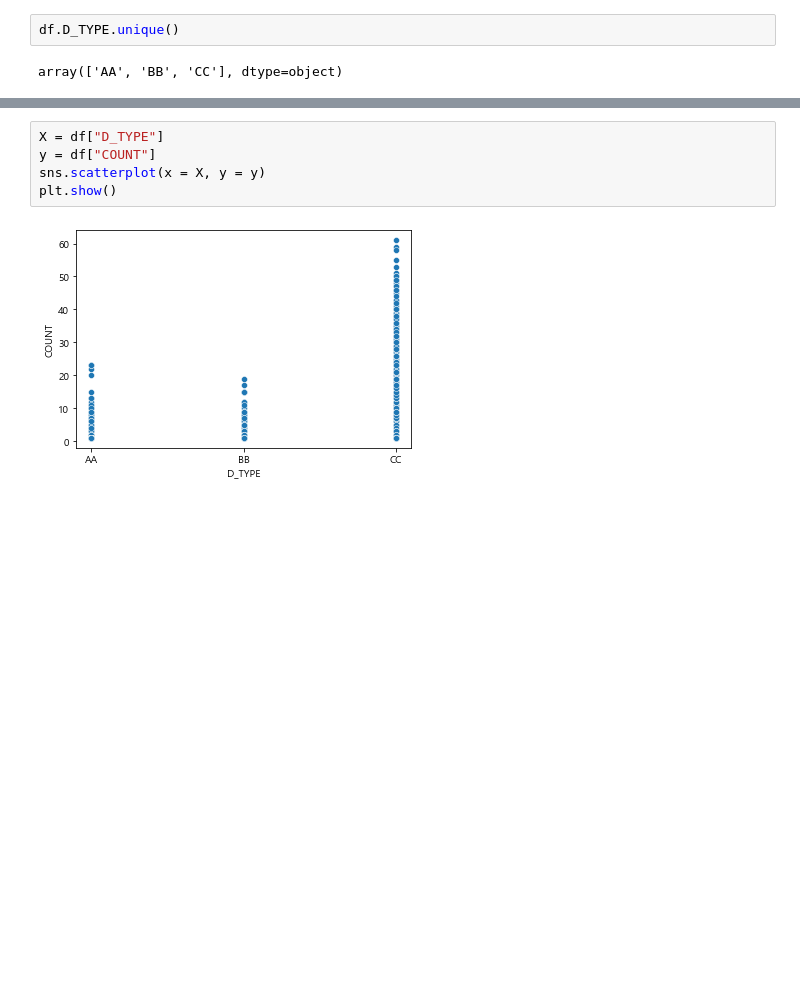
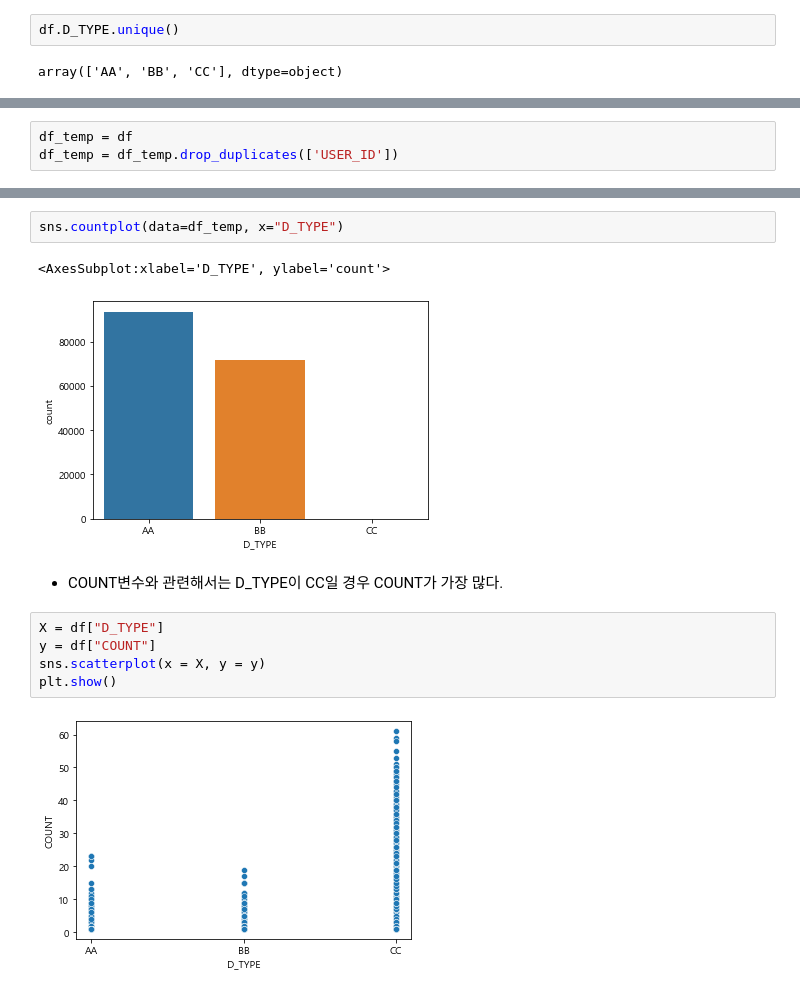
Before and after one commit to sooksok/team2_wanted_onboarding_2nd, a Jupyter notebook: Week3_최현숙/[project3]moduparking.ipynb, the cells around one changed output, grey strips where cells are left out. Drawn from its saved outputs; the diff is of its cells as text; blank space fills up the shorter version.

```diff
--- a/Week3_최현숙/[project3]moduparking.ipynb
+++ b/Week3_최현숙/[project3]moduparking.ipynb
@@ -353,0 +362,3 @@ Name: D_TYPE, Length: 165425, dtype: int64
+# %%
+df_temp = df
+df_temp = df_temp.drop_duplicates(['USER_ID'])
@@ -354,3 +372,10 @@ Name: D_TYPE, Length: 165425, dtype: int64
+# %%
+sns.countplot(data=df_temp, x="D_TYPE")
+# %% [output]
+<AxesSubplot:xlabel='D_TYPE', ylabel='count'>
+[figure, added]
+# %% [markdown]
+* COUNT변수와 관련해서는 D_TYPE이 CC일 경우 COUNT가 가장 많다.
 # %%
 X = df["D_TYPE"]
 y = df["COUNT"]
```
Also changed, not shown: parts of 54 cells of this notebook.
